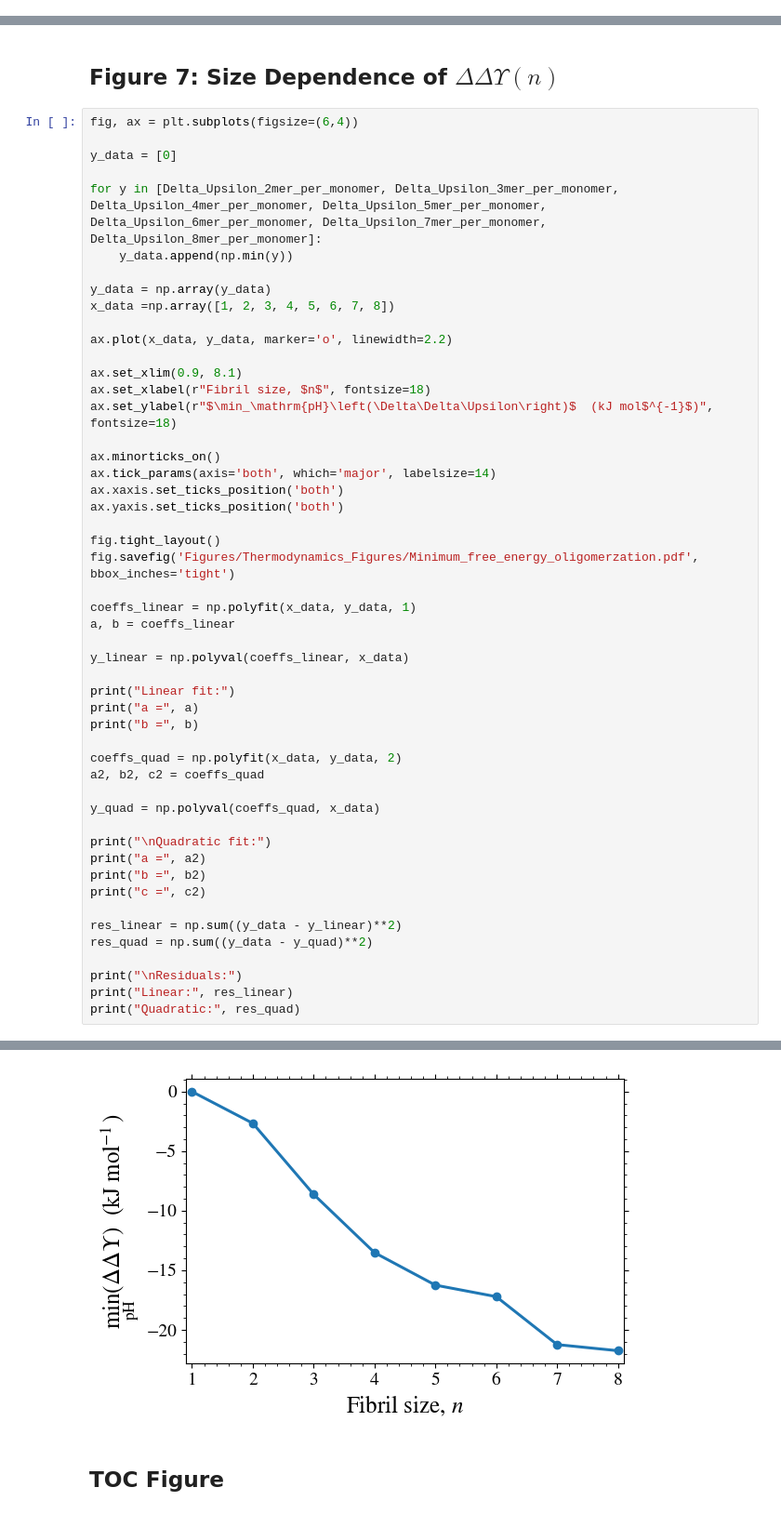
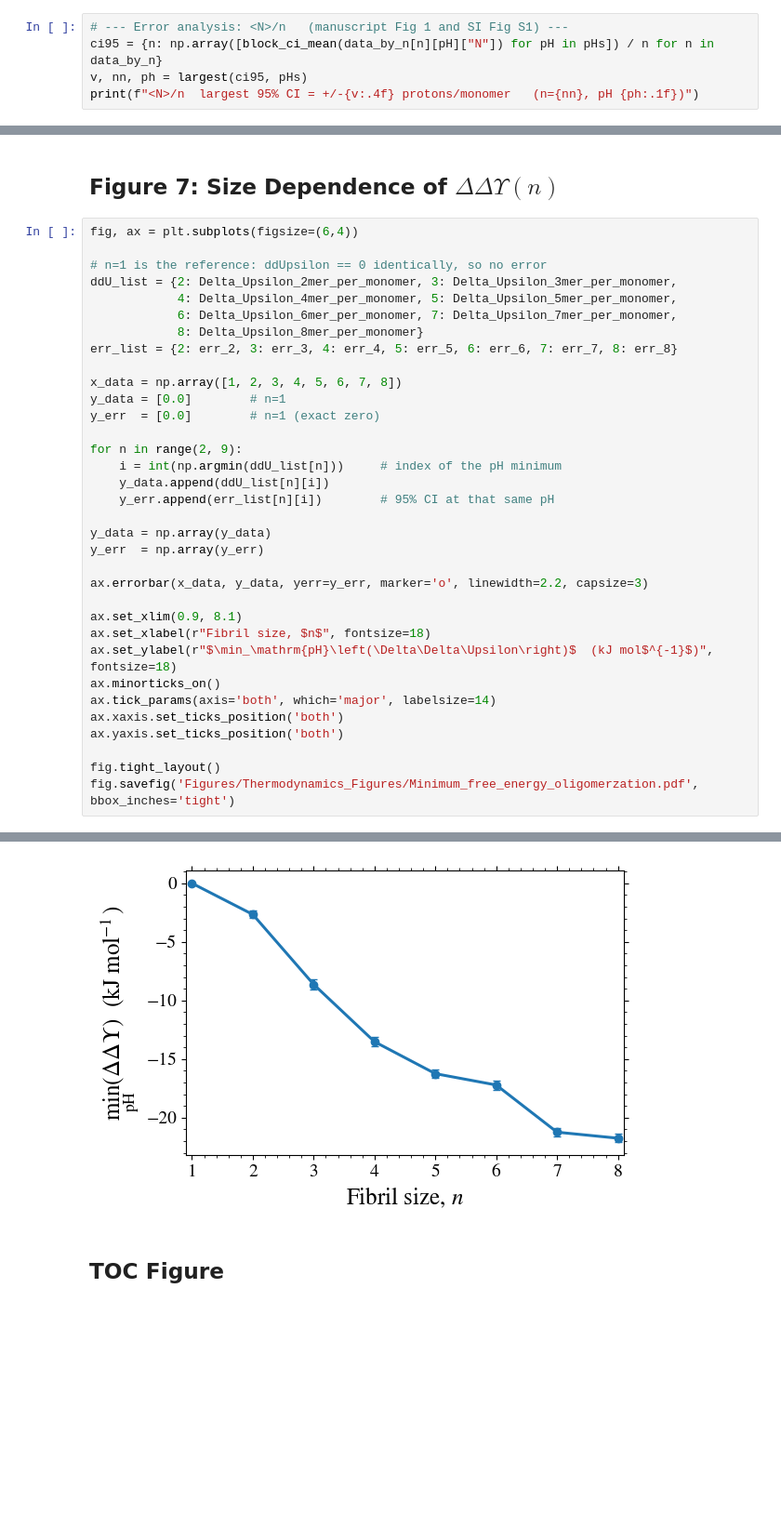
Before and after one commit to SHervoe-Hansen/Insulin_CpHMD, a Jupyter notebook: Analysis_fibrillation_thermodynamics.ipynb, the cells around one changed output, grey strips where cells are left out. Shown at 93% size. Drawn from its saved outputs; the diff is of its cells as text; blank space fills up the shorter version.

```diff
--- a/Analysis_fibrillation_thermodynamics.ipynb
+++ b/Analysis_fibrillation_thermodynamics.ipynb
@@ -799,3 +805,8 @@ fig.tight_layout()
 fig.savefig('Figures/Thermodynamics_Figures/Titration_profiles_all.pdf', bbox_inches='tight')
 # %% [output]
 [figure]
+# %%
+# --- Error analysis: <N>/n   (manuscript Fig 1 and SI Fig S1) ---
+ci95 = {n: np.array([block_ci_mean(data_by_n[n][pH]["N"]) for pH in pHs]) / n for n in data_by_n}
+v, nn, ph = largest(ci95, pHs)
+print(f"<N>/n  largest 95% CI = +/-{v:.4f} protons/monomer   (n={nn}, pH {ph:.1f})")
@@ -1485,20 +1615,30 @@ fig.savefig(
 # %%
 fig, ax = plt.subplots(figsize=(6,4))
 
-y_data = [0]
+# n=1 is the reference: ddUpsilon == 0 identically, so no error
+ddU_list = {2: Delta_Upsilon_2mer_per_monomer, 3: Delta_Upsilon_3mer_per_monomer,
+            4: Delta_Upsilon_4mer_per_monomer, 5: Delta_Upsilon_5mer_per_monomer,
+            6: Delta_Upsilon_6mer_per_monomer, 7: Delta_Upsilon_7mer_per_monomer,
+            8: Delta_Upsilon_8mer_per_monomer}
+err_list = {2: err_2, 3: err_3, 4: err_4, 5: err_5, 6: err_6, 7: err_7, 8: err_8}
 
-for y in [Delta_Upsilon_2mer_per_monomer, Delta_Upsilon_3mer_per_monomer, Delta_Upsilon_4mer_per_monomer, Delta_Upsilon_5mer_per_monomer, Delta_Upsilon_6mer_per_monomer, Delta_Upsilon_7mer_per_monomer, Delta_Upsilon_8mer_per_monomer]:
-    y_data.append(np.min(y))
+x_data = np.array([1, 2, 3, 4, 5, 6, 7, 8])
+y_data = [0.0]        # n=1
+y_err  = [0.0]        # n=1 (exact zero)
+
+for n in range(2, 9):
+    i = int(np.argmin(ddU_list[n]))     # index of the pH minimum
+    y_data.append(ddU_list[n][i])
+    y_err.append(err_list[n][i])        # 95% CI at that same pH
 
 y_data = np.array(y_data)
-x_data =np.array([1, 2, 3, 4, 5, 6, 7, 8])
+y_err  = np.array(y_err)
 
-ax.plot(x_data, y_data, marker='o', linewidth=2.2)
+ax.errorbar(x_data, y_data, yerr=y_err, marker='o', linewidth=2.2, capsize=3)
 
 ax.set_xlim(0.9, 8.1)
 ax.set_xlabel(r"Fibril size, $n$", fontsize=18)
 ax.set_ylabel(r"$\min_\mathrm{pH}\left(\Delta\Delta\Upsilon\right)$  (kJ mol$^{-1}$)", fontsize=18)
-
 ax.minorticks_on()
 ax.tick_params(axis='both', which='major', labelsize=14)
 ax.xaxis.set_ticks_position('both')
@@ -1506,30 +1646,4 @@ ax.yaxis.set_ticks_position('both')
 
 fig.tight_layout()
 fig.savefig('Figures/Thermodynamics_Figures/Minimum_free_energy_oligomerzation.pdf', bbox_inches='tight')
-
-coeffs_linear = np.polyfit(x_data, y_data, 1)
-a, b = coeffs_linear
-
-y_linear = np.polyval(coeffs_linear, x_data)
-
-print("Linear fit:")
-print("a =", a)
-print("b =", b)
-
-coeffs_quad = np.polyfit(x_data, y_data, 2)
-a2, b2, c2 = coeffs_quad
-
-y_quad = np.polyval(coeffs_quad, x_data)
-
-print("\nQuadratic fit:")
-print("a =", a2)
-print("b =", b2)
-print("c =", c2)
-
-res_linear = np.sum((y_data - y_linear)**2)
-res_quad = np.sum((y_data - y_quad)**2)
-
-print("\nResiduals:")
-print("Linear:", res_linear)
-print("Quadratic:", res_quad)
 # %% [output]
@@ -1548,4 +1650,4 @@ Quadratic: 6.423381736208343
-[figure, old version]
+[figure, new version]
 # %% [markdown]
 ## TOC Figure
 # %%
```
Also changed, not shown: parts of 21 cells of this notebook, 14 other files.
